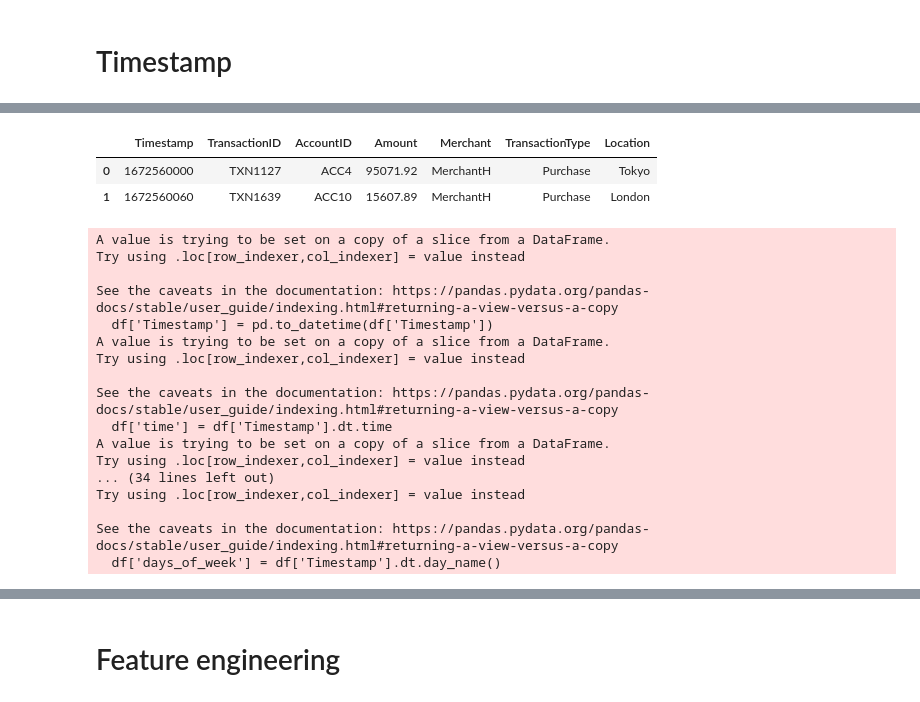
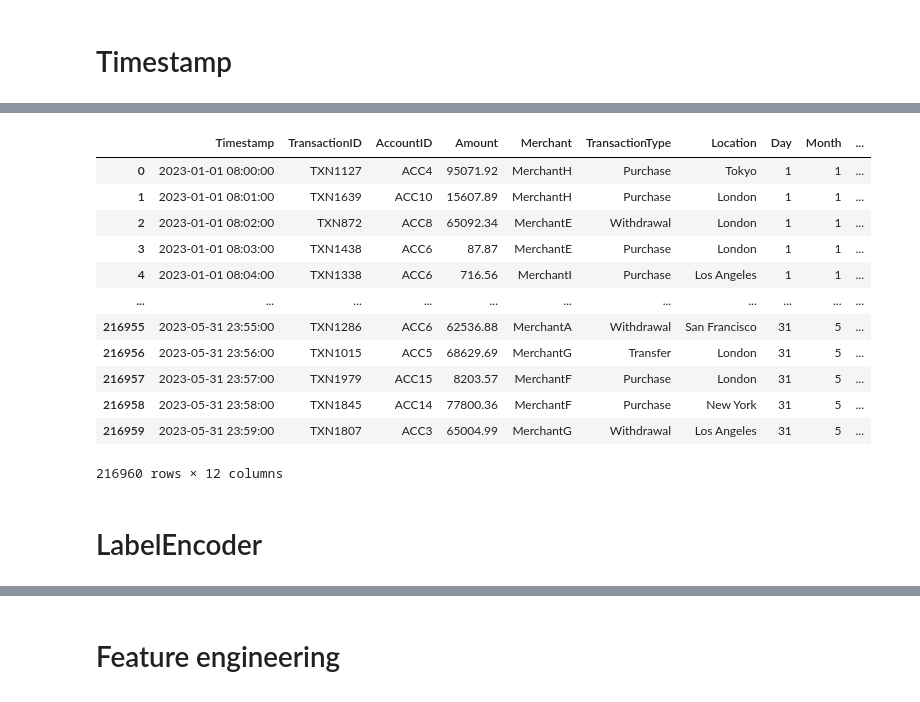
Before and after one commit to k26rahul/ML-Projects-March-2024, a Jupyter notebook: Financial-Anomaly-Data/Financial-Anomaly-Data.ipynb, the cells around one changed output, grey strips where cells are left out. Saved outputs shown, nothing was run; the diff lists cells and outputs as text; code cells hidden in the pictures.

```diff
--- a/Financial-Anomaly-Data/Financial-Anomaly-Data.ipynb
+++ b/Financial-Anomaly-Data/Financial-Anomaly-Data.ipynb
@@ -413,38 +394,39 @@ Name: 16800, dtype: object
 # %%
-df.loc[:, 'Timestamp'] = pd.to_datetime(
-    df['Timestamp'], format=r'%d-%m-%Y %H:%M').astype('int64') // 10**9
-
-df.head(2)
+def process_timestamp(df: pd.DataFrame):
+  df = df.copy()
+  df.loc[:, 'Timestamp'] = pd.to_datetime(
+      df['Timestamp'], format=r'%d-%m-%Y %H:%M').astype('int64') // 10**9
+  return df
-# %% [output]
-|  | Timestamp | TransactionID | AccountID | Amount | Merchant | TransactionType | Location |
-| 0 | 1672560000 | TXN1127 | ACC4 | 95071.92 | MerchantH | Purchase | Tokyo |
-| 1 | 1672560060 | TXN1639 | ACC10 | 15607.89 | MerchantH | Purchase | London |
-# %%
-df['Timestamp'] = pd.to_datetime(df['Timestamp'])
-df['time'] = df['Timestamp'].dt.time
-df['hour'] = df['Timestamp'].dt.hour
-df['minute'] = df['Timestamp'].dt.minute
-df['sec'] = df['Timestamp'].dt.second
-df['year'] = df['Timestamp'].dt.year
-df['month'] = df['Timestamp'].dt.month
-df['month_name'] = df['Timestamp'].dt.month_name()
-df['day'] = df['Timestamp'].dt.day
-df['days_of_week'] = df['Timestamp'].dt.day_name()
-# %% [output]
-A value is trying to be set on a copy of a slice from a DataFrame.
-Try using .loc[row_indexer,col_indexer] = value instead
-
-See the caveats in the documentation: https://pandas.pydata.org/pandas-docs/stable/user_guide/indexing.html#returning-a-view-versus-a-copy
-  df['Timestamp'] = pd.to_datetime(df['Timestamp'])
-A value is trying to be set on a copy of a slice from a DataFrame.
-Try using .loc[row_indexer,col_indexer] = value instead
-
-See the caveats in the documentation: https://pandas.pydata.org/pandas-docs/stable/user_guide/indexing.html#returning-a-view-versus-a-copy
-  df['time'] = df['Timestamp'].dt.time
-A value is trying to be set on a copy of a slice from a DataFrame.
-Try using .loc[row_indexer,col_indexer] = value instead
-... (34 lines left out)
-Try using .loc[row_indexer,col_indexer] = value instead
-
-See the caveats in the documentation: https://pandas.pydata.org/pandas-docs/stable/user_guide/indexing.html#returning-a-view-versus-a-copy
-  df['days_of_week'] = df['Timestamp'].dt.day_name()
+# %%
+def date_time_splitter(df: pd.DataFrame):
+  df = df.copy()
+  df['Timestamp'] = pd.to_datetime(
+      df['Timestamp'], format='%d-%m-%Y %H:%M')  # Parse timestamp format
+
+  df.loc[:, 'Day'] = df['Timestamp'].dt.day
+  df.loc[:, 'Month'] = df['Timestamp'].dt.month
+  df.loc[:, 'Year'] = df['Timestamp'].dt.year
+  df.loc[:, 'Hour'] = df['Timestamp'].dt.hour
+  df.loc[:, 'Minute'] = df['Timestamp'].dt.minute
+
+  # df = df.drop(columns=['Timestamp'])
+
+  return df
+# %%
+# df_timestamp = process_timestamp(df)
+df_timestamp = date_time_splitter(df)
+df_timestamp
+# %% [output]
+|  | Timestamp | TransactionID | AccountID | Amount | Merchant | TransactionType | Location | Day | Month | ... |
+| 0 | 2023-01-01 08:00:00 | TXN1127 | ACC4 | 95071.92 | MerchantH | Purchase | Tokyo | 1 | 1 | ... |
+| 1 | 2023-01-01 08:01:00 | TXN1639 | ACC10 | 15607.89 | MerchantH | Purchase | London | 1 | 1 | ... |
+| 2 | 2023-01-01 08:02:00 | TXN872 | ACC8 | 65092.34 | MerchantE | Withdrawal | London | 1 | 1 | ... |
+| 3 | 2023-01-01 08:03:00 | TXN1438 | ACC6 | 87.87 | MerchantE | Purchase | London | 1 | 1 | ... |
+| 4 | 2023-01-01 08:04:00 | TXN1338 | ACC6 | 716.56 | MerchantI | Purchase | Los Angeles | 1 | 1 | ... |
+| ... | ... | ... | ... | ... | ... | ... | ... | ... | ... | ... |
+| 216955 | 2023-05-31 23:55:00 | TXN1286 | ACC6 | 62536.88 | MerchantA | Withdrawal | San Francisco | 31 | 5 | ... |
+| 216956 | 2023-05-31 23:56:00 | TXN1015 | ACC5 | 68629.69 | MerchantG | Transfer | London | 31 | 5 | ... |
+| 216957 | 2023-05-31 23:57:00 | TXN1979 | ACC15 | 8203.57 | MerchantF | Purchase | London | 31 | 5 | ... |
+| 216958 | 2023-05-31 23:58:00 | TXN1845 | ACC14 | 77800.36 | MerchantF | Purchase | New York | 31 | 5 | ... |
+| 216959 | 2023-05-31 23:59:00 | TXN1807 | ACC3 | 65004.99 | MerchantG | Withdrawal | Los Angeles | 31 | 5 | ... |
+216960 rows × 12 columns
@@ -450,0 +435,2 @@ See the caveats in the documentation: https://pandas.pydata.org/pandas-docs/stab
+# %% [markdown]
+# LabelEncoder
```
Also changed, not shown: parts of 27 cells of this notebook, 2 other files.
